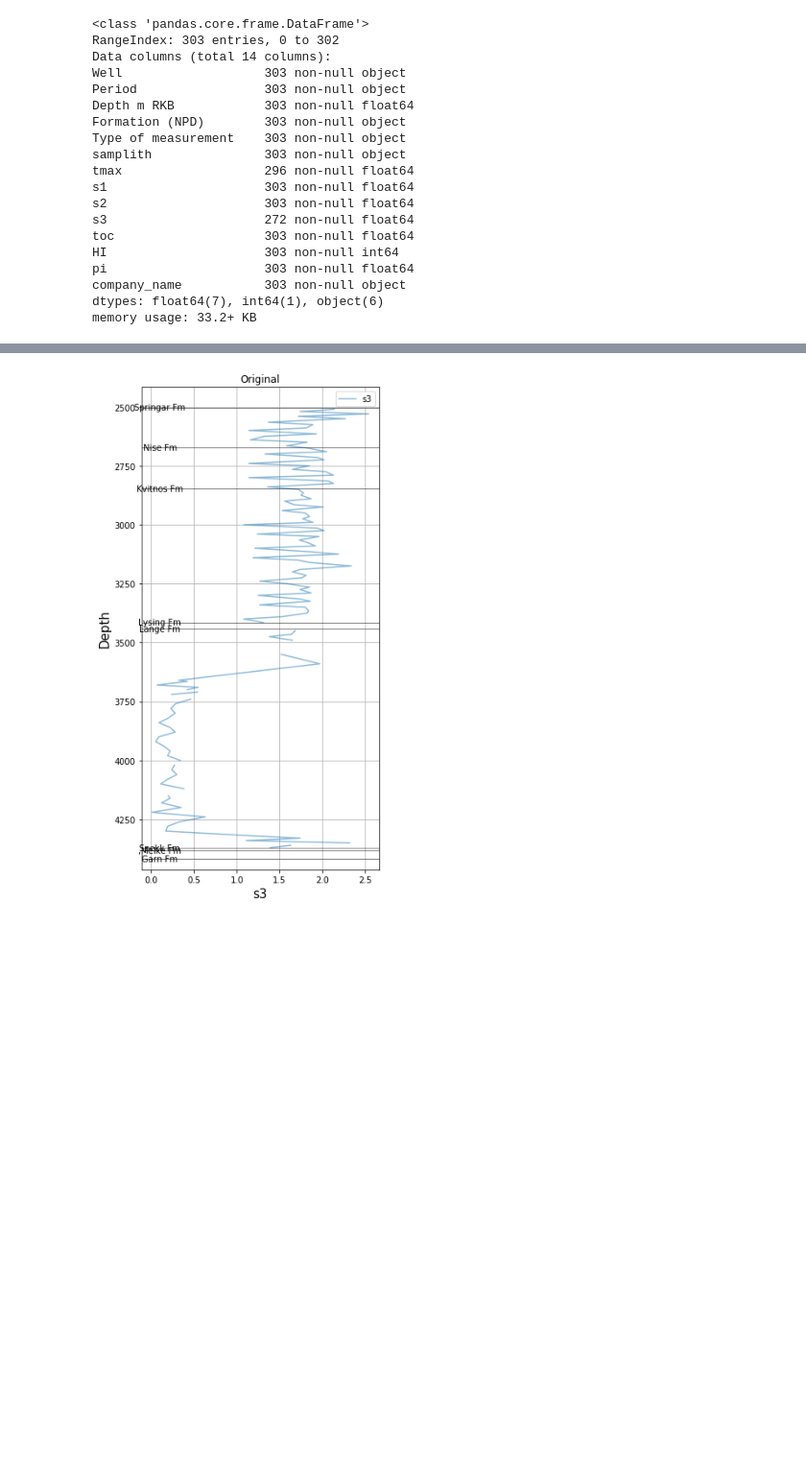
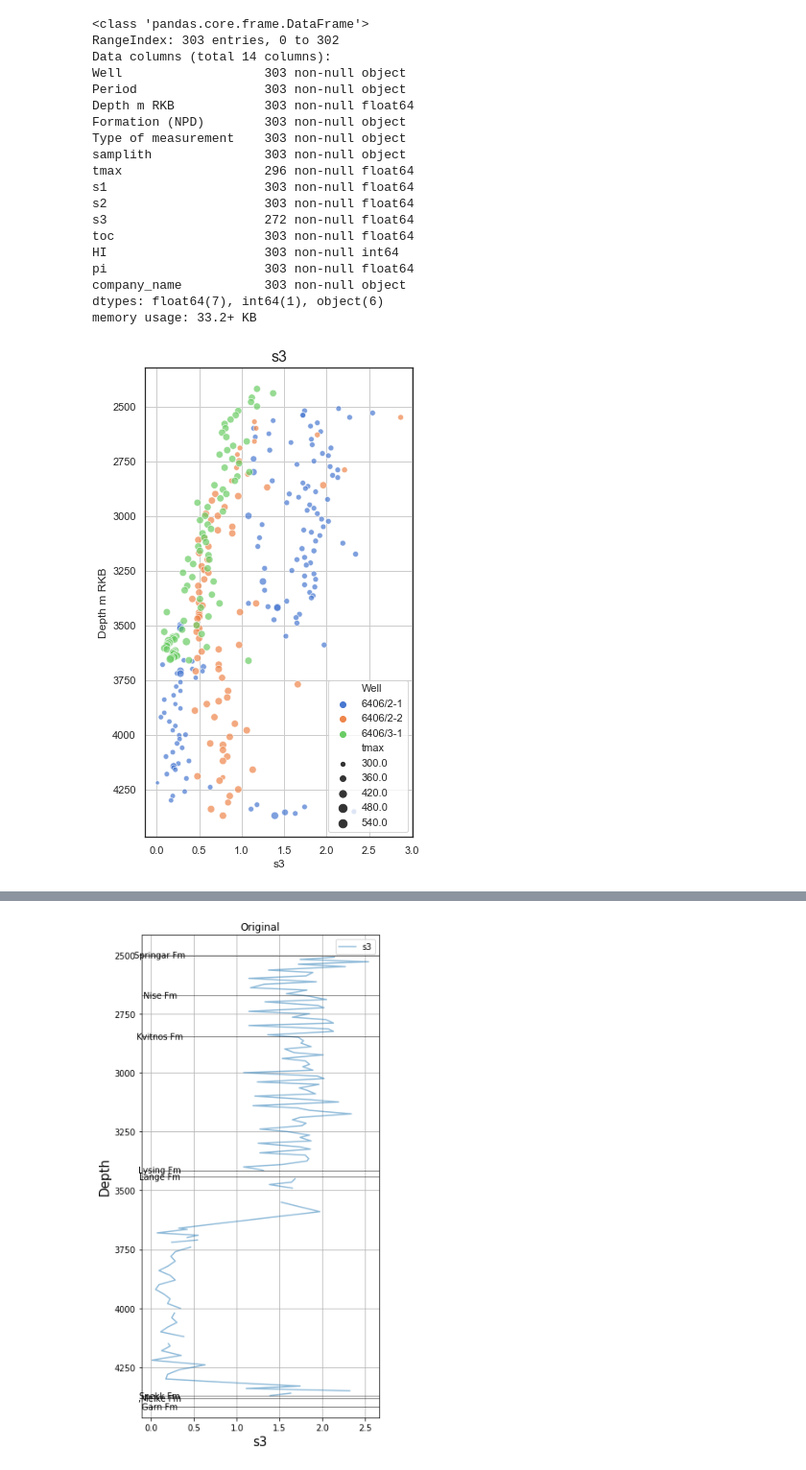
Before and after one commit to ABDunbar/Chronostrat-RE-data-merge, a Jupyter notebook: Excel_import.ipynb, the cells around one changed output, grey strips where cells are left out. Shown at 96% size. Saved outputs shown, nothing was run; the diff lists cells and outputs as text; code cells hidden in the pictures; blank space fills up the shorter version.

```diff
--- a/Excel_import.ipynb
+++ b/Excel_import.ipynb
@@ -182,6 +182,17 @@ memory usage: 33.2+ KB
 # %%
 tops=('Springar Fm', 'Nise Fm', 'Kvitnos Fm', 'Lysing Fm', 'Lange Fm', 'Spekk Fm', ',Melke Fm', 'Garn Fm')
 tops_depths=(2503, 2672, 2848, 3415, 3442, 4371, 4381, 4417)
+# %%
+f, ax = plt.subplots(figsize=(5,9))
+sns.scatterplot(y='Depth m RKB', x='s3', data=merge, hue='Well', size='tmax', alpha=0.7)
+
+ax.invert_yaxis()
+ax.grid(True)
+ax.set_title('s3', fontsize=16)
+
+plt.savefig('./images/s3_allwells',bbox_inches='tight')
+# %% [output]
+[figure, added]
 # %%
 fig, ax = plt.subplots(figsize=(5,9))
 
```
Also changed, not shown: parts of 9 cells of this notebook.
